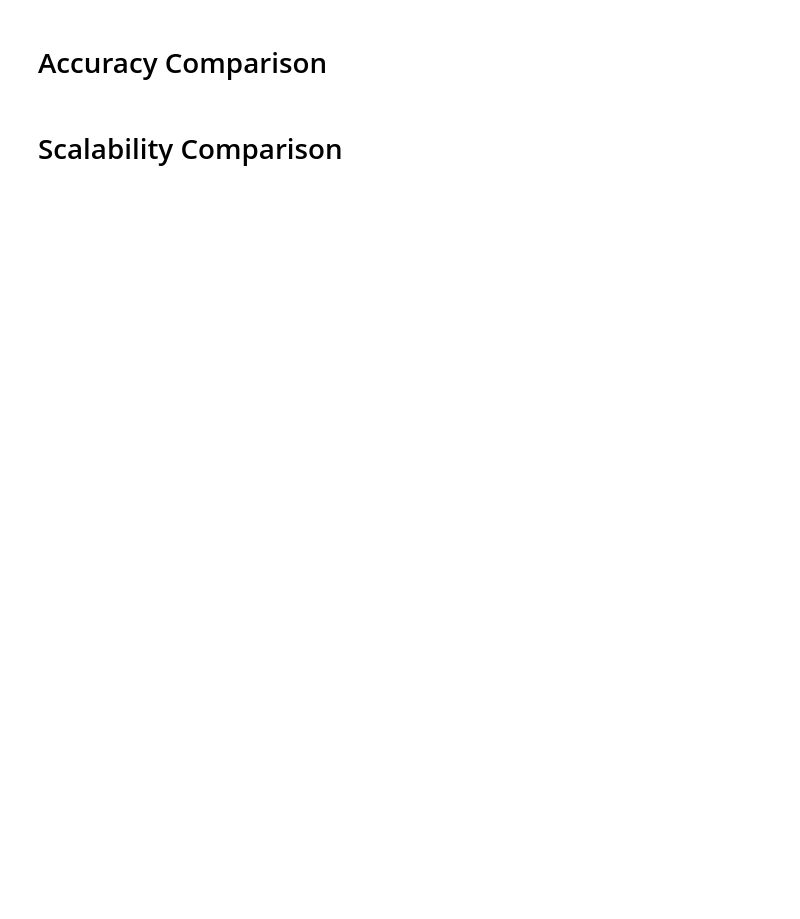
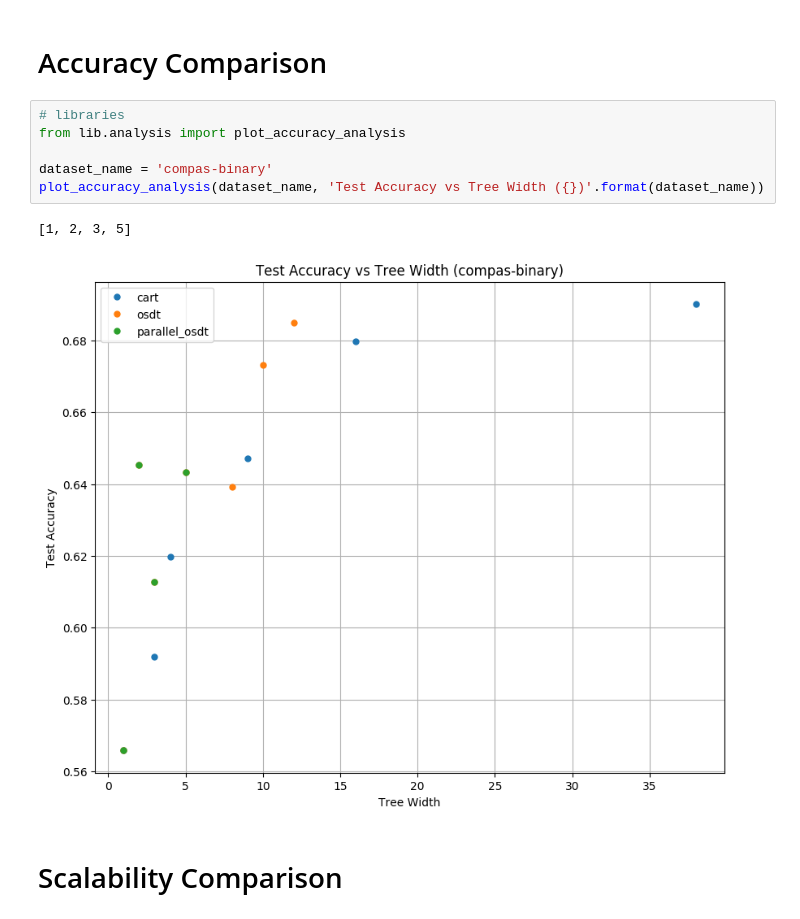
Before and after one commit to marypaulin/repo, a Jupyter notebook: Experiments.ipynb, the cells around one changed output. Drawn from its saved outputs; the diff is of its cells as text; blank space fills up the shorter version.

```diff
--- a/Experiments.ipynb
+++ b/Experiments.ipynb
@@ -1,5 +1,14 @@
 # %% [markdown]
 # Accuracy Comparison
+# %%
+# libraries
+from lib.analysis import plot_accuracy_analysis
+
+dataset_name = 'compas-binary'
+plot_accuracy_analysis(dataset_name, 'Test Accuracy vs Tree Width ({})'.format(dataset_name))
+# %% [output]
+[1, 2, 3, 5]
+[figure, added]
 # %% [markdown]
 # Scalability Comparison
 # %%
```
Also changed, not shown: parts of 1 cell of this notebook, 15 other files.
